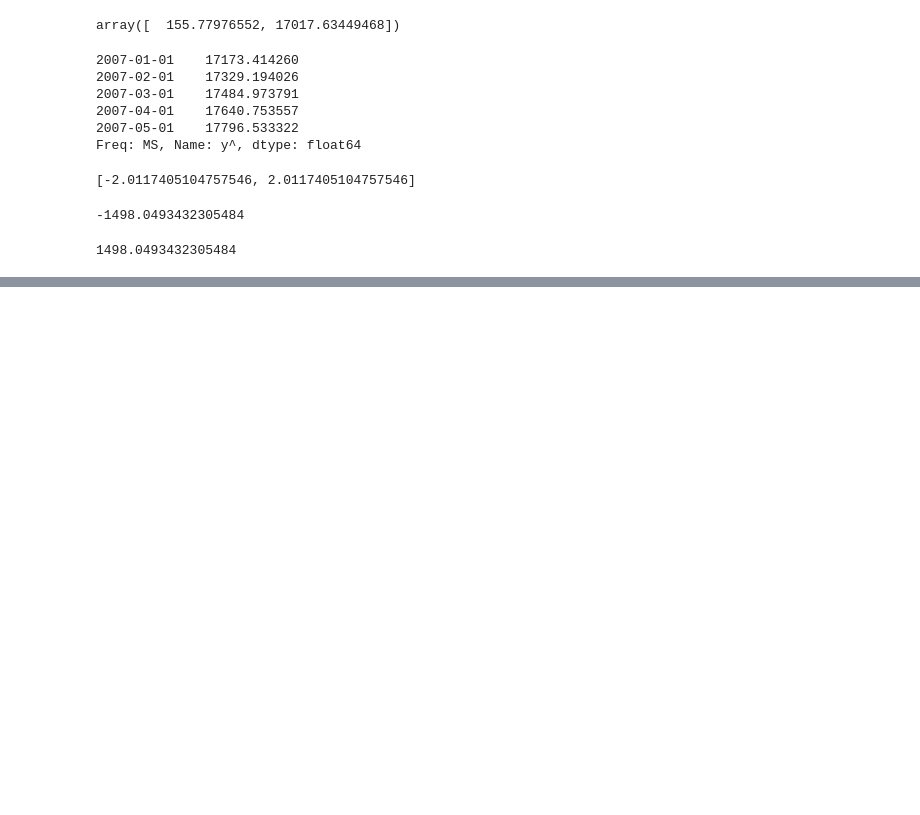
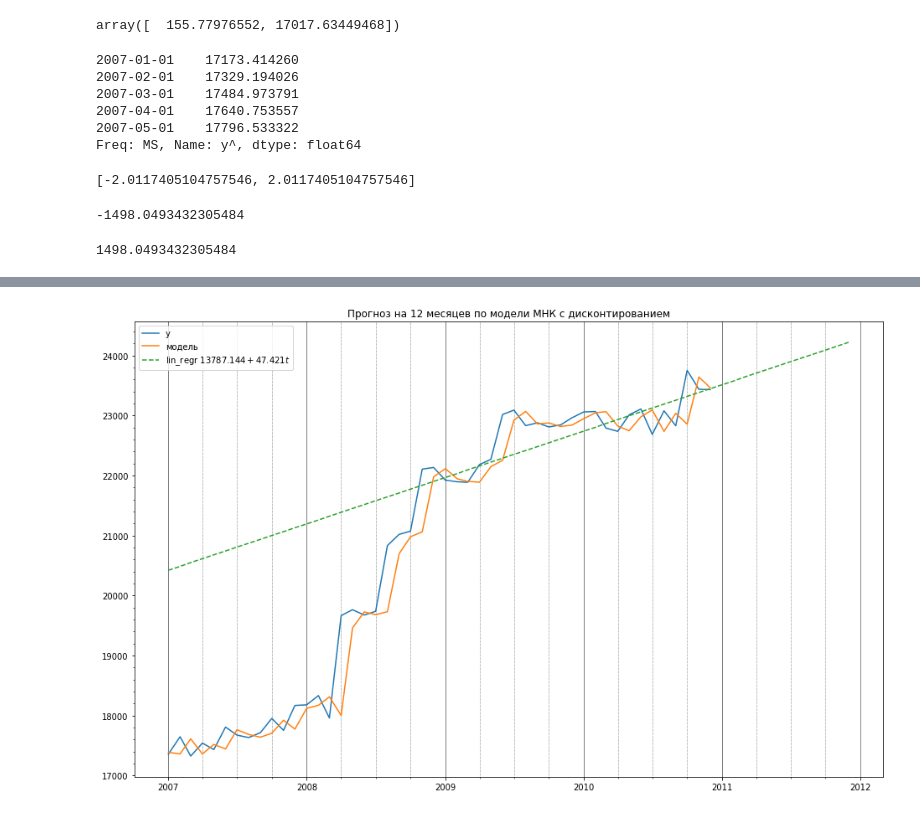
Before and after one commit to fimoziq/unecozik, a Jupyter notebook: 4.ipynb, the cells around one changed output, grey strips where cells are left out. Drawn from its saved outputs; the diff is of its cells as text; code cells hidden in the pictures; blank space fills up the shorter version.

```diff
--- a/4.ipynb
+++ b/4.ipynb
@@ -198,0 +205,8 @@ df_fv['y+'] = df_fv['y'] + upper
+# %%
+alpha = 0.2
+df['t'] = np.array([i for i in range(1, len(df) + 1)])
+df['v'] = np.array([alpha * (1 - alpha)**(len(df)-i) for i in range(1, len(df) + 1)])
+# %%
+b = (np.sum(df['t'] * df['v'] * df['y']) - np.sum(df['t'] * df['v']) * np.sum(df['y'] * df['v'])) / (np.sum(np.power(df['t'], 2) * df['v']) - np.power(np.sum(df['t'] * df['v']), 2))
+# %%
+a = np.sum(df['y'] * df['v']) - b * np.sum(df['t'] * df['v'])
@@ -198,0 +237,29 @@ df_fv['y+'] = df_fv['y'] + upper
+# %%
+fig, ax = plt.subplots(figsize = (16, 10))
+
+ax.plot(df['y'], label = 'y')
+
+ax.plot(model.fittedvalues, label = 'модель')
+
+
+
+ax.plot(a + b * pd.Series(np.array([i for i in range(1, len(df) + 13)]), pd.date_range(start='2007-01', end='2011-12', freq = 'MS')), label = 'lin_regr $13787.144 + 47.421 t$', linestyle = '--')
+
+
+ax.grid(which = 'major', axis = 'x', linestyle = '-', linewidth = '0.5', color = 'black')
+ax.xaxis.set_major_locator(dates.YearLocator())
+ax.xaxis.set_major_formatter(dates.DateFormatter('%Y'))
+
+ax.minorticks_on()
+ax.grid(which = 'minor', axis = 'x', linestyle = ':', linewidth = '0.5', color = 'black')
+ax.xaxis.set_minor_locator(dates.MonthLocator(bymonth = range(1, 13,3)))
+
+ax.set_axisbelow(True)
+
+ax.legend()
+
+plt.title('Прогноз на 12 месяцев по модели МНК с дисконтированием')
+
+plt.show()
+# %% [output]
+[figure, added]
```
Also changed, not shown: parts of 10 cells of this notebook.
